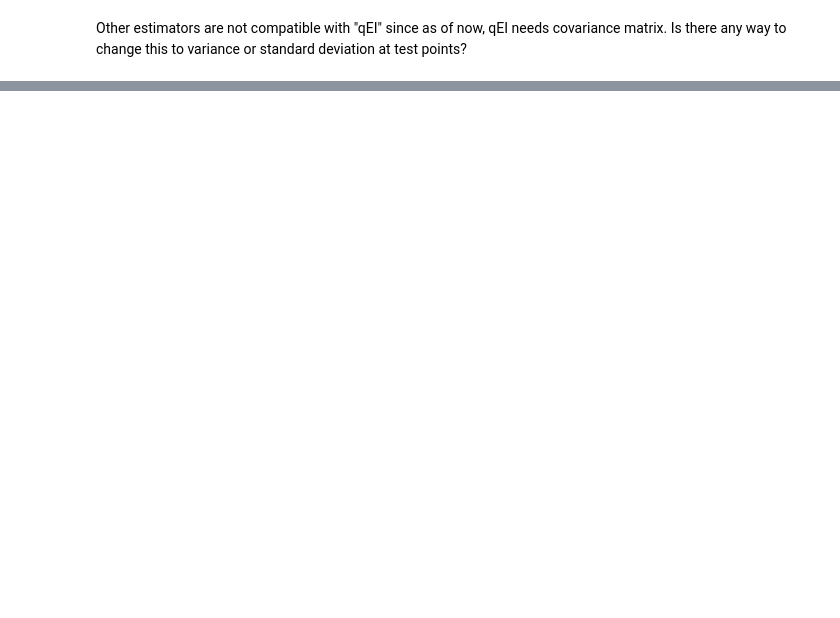
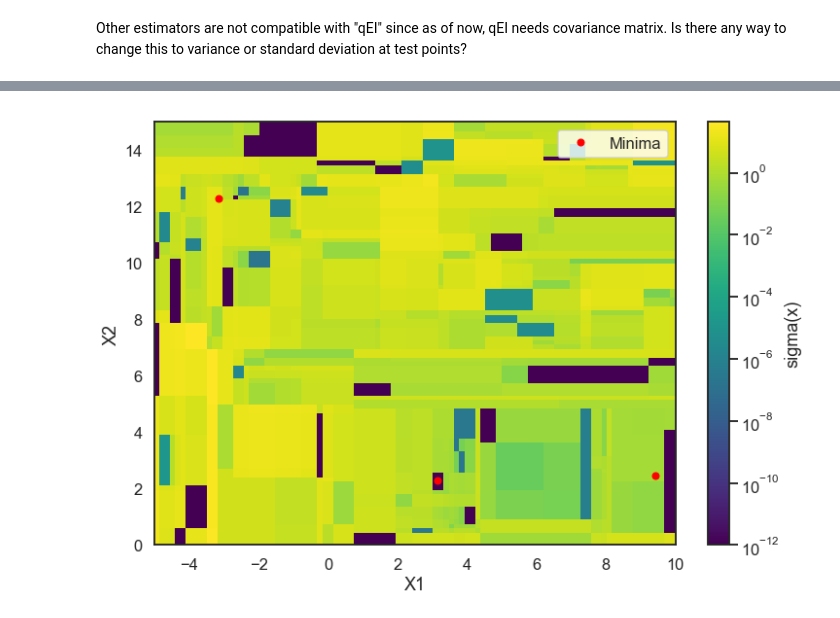
Before and after one commit to nawalgao/scikit-optimize, a Jupyter notebook: examples/ApproxqEI_rf.ipynb, the cells around one changed output, grey strips where cells are left out. Saved outputs shown, nothing was run; the diff lists cells and outputs as text; code cells hidden in the pictures; blank space fills up the shorter version.

```diff
--- a/examples/ApproxqEI_rf.ipynb
+++ b/examples/ApproxqEI_rf.ipynb
@@ -155,0 +165,2 @@ Other estimators are not compatible with "qEI" since as of now, qEI needs covari
+# %%
+y_pred, sigma = model.predict(x_model, return_std=True)
@@ -155,0 +261,9 @@ Other estimators are not compatible with "qEI" since as of now, qEI needs covari
+# %%
+x1_values = np.linspace(-5, 10, 100)
+x2_values = np.linspace(0, 15, 100)
+x_ax, y_ax = np.meshgrid(x1_values, x2_values)
+X_grid = np.zeros(shape = (x_ax.ravel().shape[0], 2))
+X_grid[:,0] = x_ax.ravel()
+X_grid[:,1] = y_ax.ravel()
+# %%
+x_model = opt.space.transform(X_grid.tolist())
@@ -155,0 +277,2 @@ Other estimators are not compatible with "qEI" since as of now, qEI needs covari
+# %%
+y_pred_test, sigma_test = model.predict(x_model, return_std=True)
@@ -155,0 +292,4 @@ Other estimators are not compatible with "qEI" since as of now, qEI needs covari
+# %%
+plot_branin_var(sigma_test +1e-12, x1_values, x2_values)
+# %% [output]
+[figure, added]
```
Also changed, not shown: parts of 24 cells of this notebook, 4 other files.
